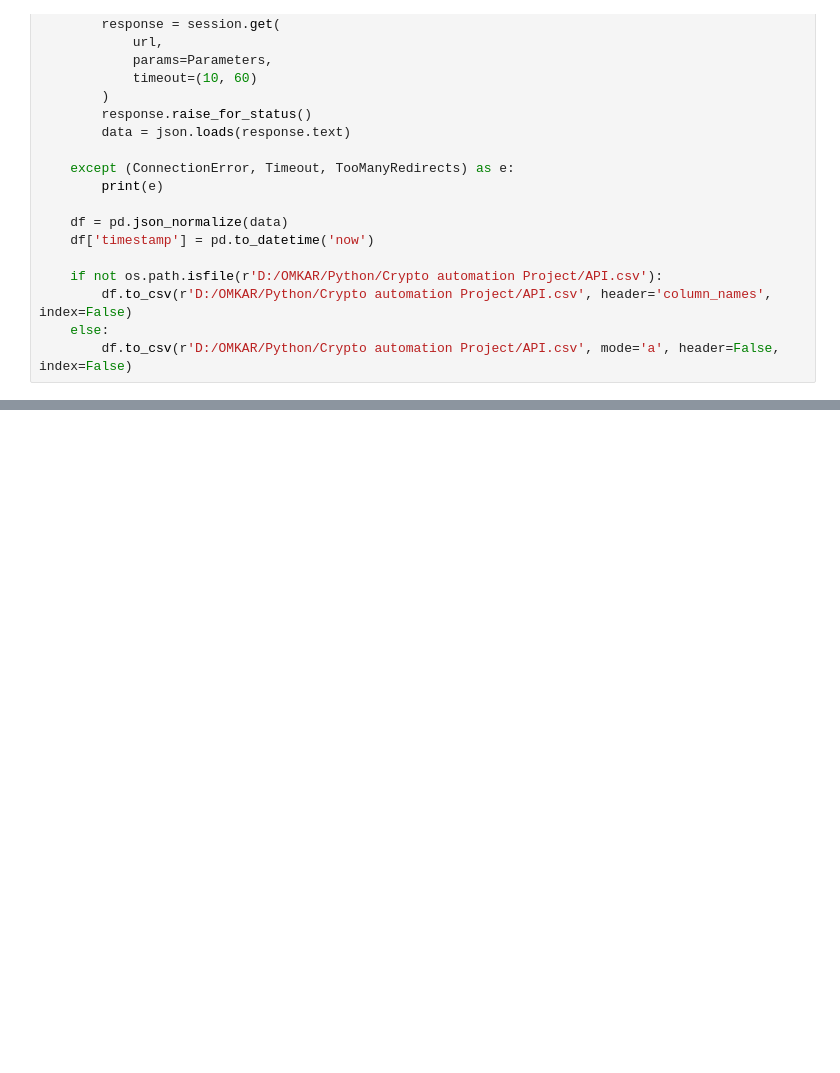
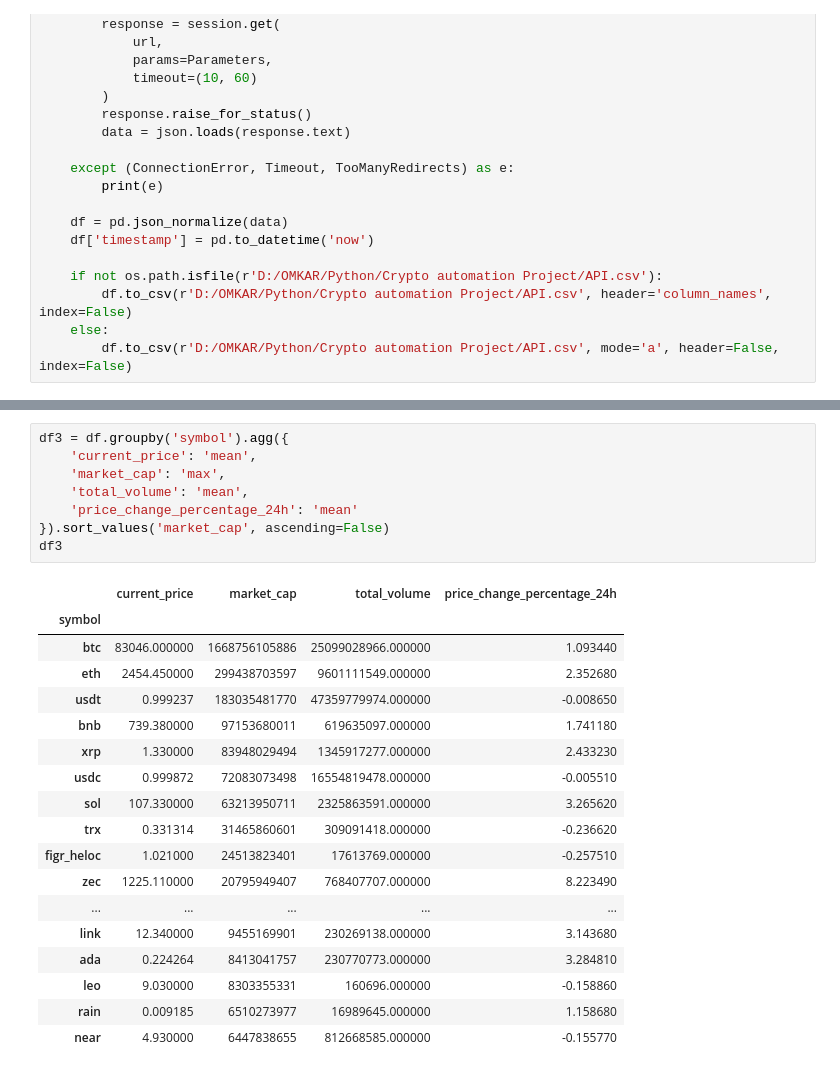
Before and after one commit to om2108/Python-Learning, a Jupyter notebook: Crypto automation Project/Automating Crupto Website.ipynb, the cells around one changed output, grey strips where cells are left out. Drawn from its saved outputs; the diff is of its cells as text; blank space fills up the shorter version.

```diff
--- a/Crypto automation Project/Automating Crupto Website.ipynb
+++ b/Crypto automation Project/Automating Crupto Website.ipynb
@@ -146,0 +168,27 @@ df27
+# %%
+df3 = df.groupby('symbol').agg({
+    'current_price': 'mean',
+    'market_cap': 'max',
+    'total_volume': 'mean',
+    'price_change_percentage_24h': 'mean'
+}).sort_values('market_cap', ascending=False)
+df3
+# %% [output]
+|  | current_price | market_cap | total_volume | price_change_percentage_24h |
+| symbol |  |  |  |  |
+| btc | 83046.000000 | 1668756105886 | 25099028966.000000 | 1.093440 |
+| eth | 2454.450000 | 299438703597 | 9601111549.000000 | 2.352680 |
+| usdt | 0.999237 | 183035481770 | 47359779974.000000 | -0.008650 |
+| bnb | 739.380000 | 97153680011 | 619635097.000000 | 1.741180 |
+| xrp | 1.330000 | 83948029494 | 1345917277.000000 | 2.433230 |
+| usdc | 0.999872 | 72083073498 | 16554819478.000000 | -0.005510 |
+| sol | 107.330000 | 63213950711 | 2325863591.000000 | 3.265620 |
+| trx | 0.331314 | 31465860601 | 309091418.000000 | -0.236620 |
+| figr_heloc | 1.021000 | 24513823401 | 17613769.000000 | -0.257510 |
+| zec | 1225.110000 | 20795949407 | 768407707.000000 | 8.223490 |
+| ... | ... | ... | ... | ... |
+| link | 12.340000 | 9455169901 | 230269138.000000 | 3.143680 |
+| ada | 0.224264 | 8413041757 | 230770773.000000 | 3.284810 |
+| leo | 9.030000 | 8303355331 | 160696.000000 | -0.158860 |
+| rain | 0.009185 | 6510273977 | 16989645.000000 | 1.158680 |
+| near | 4.930000 | 6447838655 | 812668585.000000 | -0.155770 |
```
Also changed, not shown: parts of 15 cells of this notebook, 1 other file.
